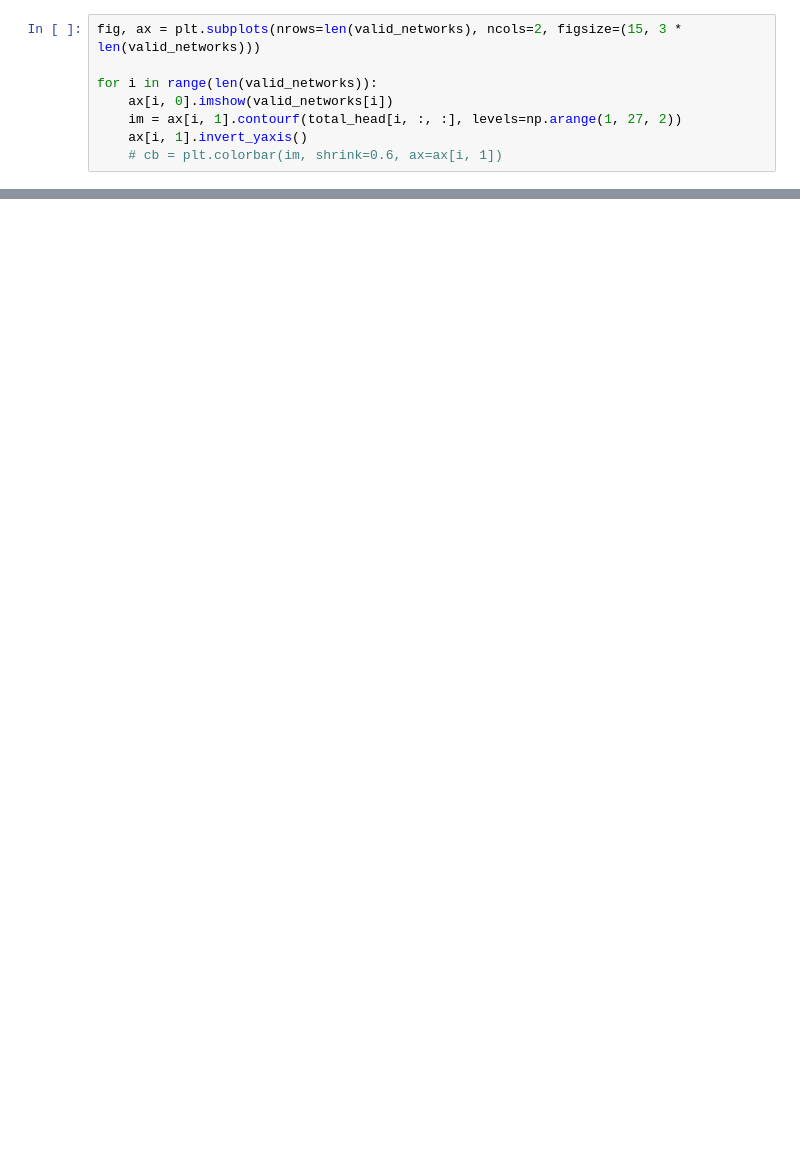
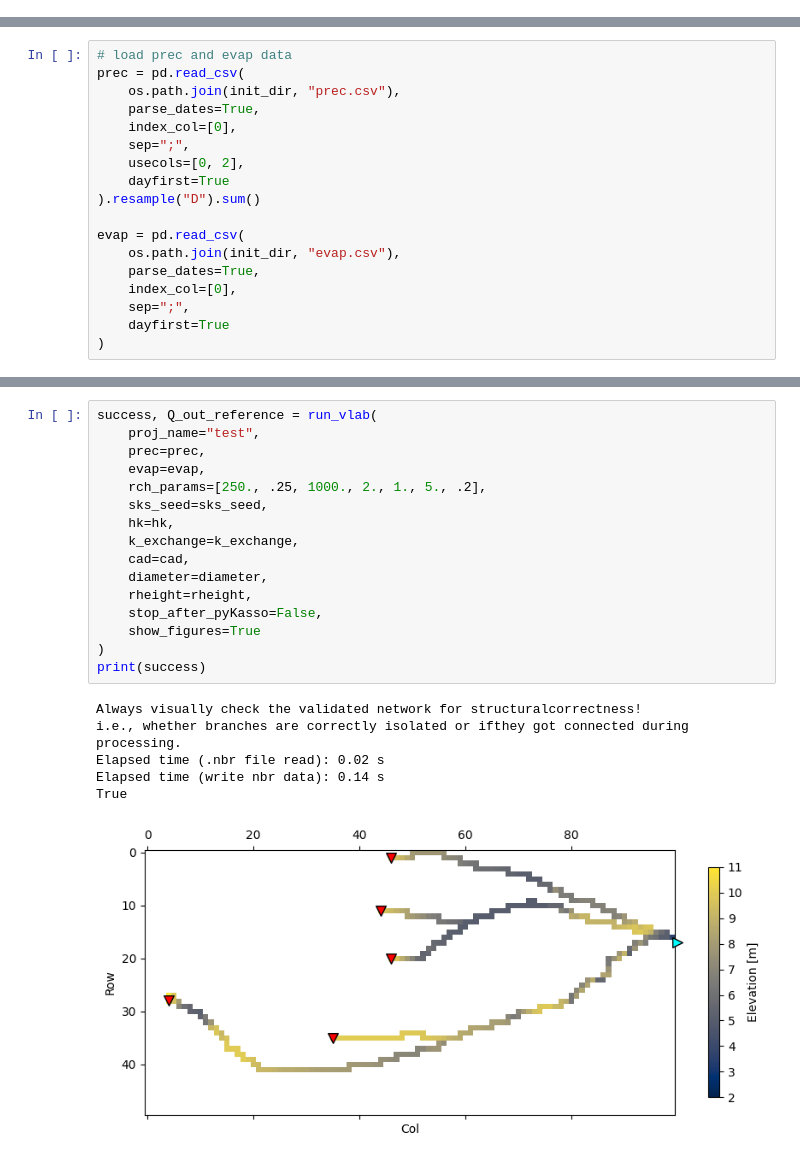
Before and after one commit to iGW-TU-Dresden/CFPy, a Jupyter notebook: vlab/VLAB_01.ipynb, the cells around one changed output, grey strips where cells are left out. Drawn from its saved outputs; the diff is of its cells as text; blank space fills up the shorter version.

Commit message:
create vlab module

```diff
--- a/vlab/VLAB_01.ipynb
+++ b/vlab/VLAB_01.ipynb
@@ -659,8 +0,0 @@ for i in range(len(valid_networks)):
-# %%
-fig, ax = plt.subplots(nrows=len(valid_networks), ncols=2, figsize=(15, 3 * len(valid_networks)))
-
-for i in range(len(valid_networks)):
-    ax[i, 0].imshow(valid_networks[i])
-    im = ax[i, 1].contourf(total_head[i, :, :], levels=np.arange(1, 27, 2))
-    ax[i, 1].invert_yaxis()
-    # cb = plt.colorbar(im, shrink=0.6, ax=ax[i, 1])
@@ -690,0 +47,18 @@ cb.ax.tick_params(labelsize=16)
+# %%
+# load prec and evap data
+prec = pd.read_csv(
+    os.path.join(init_dir, "prec.csv"),
+    parse_dates=True,
+    index_col=[0],
+    sep=";",
+    usecols=[0, 2],
+    dayfirst=True
+).resample("D").sum()
+
+evap = pd.read_csv(
+    os.path.join(init_dir, "evap.csv"),
+    parse_dates=True,
+    index_col=[0],
+    sep=";",
+    dayfirst=True
+)
@@ -690,0 +821,23 @@ cb.ax.tick_params(labelsize=16)
+# %%
+success, Q_out_reference = run_vlab(
+    proj_name="test",
+    prec=prec,
+    evap=evap,
+    rch_params=[250., .25, 1000., 2., 1., 5., .2],
+    sks_seed=sks_seed,
+    hk=hk,
+    k_exchange=k_exchange,
+    cad=cad,
+    diameter=diameter,
+    rheight=rheight,
+    stop_after_pyKasso=False,
+    show_figures=True
+)
+print(success)
+# %% [output]
+Always visually check the validated network for structuralcorrectness!
+i.e., whether branches are correctly isolated or ifthey got connected during processing.
+Elapsed time (.nbr file read): 0.02 s
+Elapsed time (write nbr data): 0.14 s
+True
+[figure, added]
```
Also changed, not shown: parts of 38 cells of this notebook, 6 other files.
